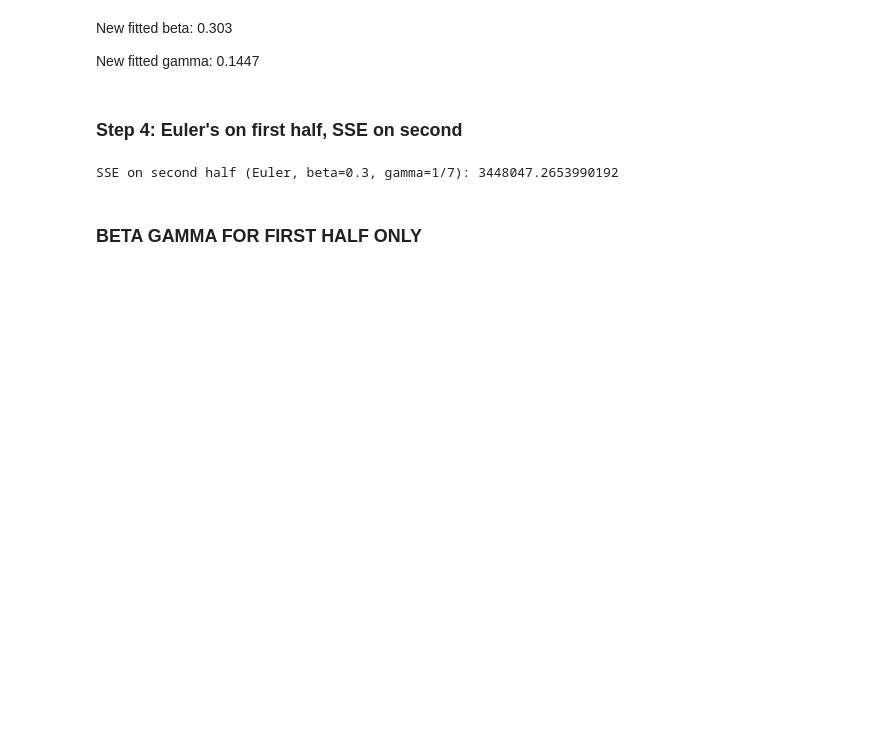
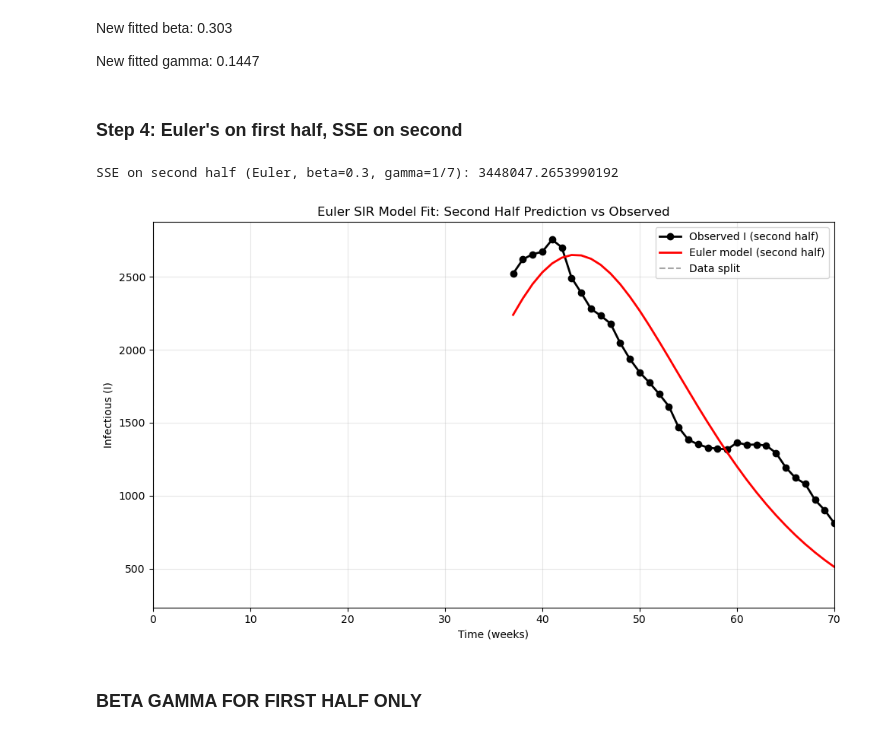
Before and after one commit to NolanNguyen9223/Module-4-Project, a Jupyter notebook: LANGER4_NGUYENhANCOCK_MODULE_4.ipynb, the cells around one changed output. Saved outputs shown, nothing was run; the diff lists cells and outputs as text; code cells hidden in the pictures; blank space fills up the shorter version.

```diff
--- a/LANGER4_NGUYENhANCOCK_MODULE_4.ipynb
+++ b/LANGER4_NGUYENhANCOCK_MODULE_4.ipynb
@@ -347,33 +347,49 @@ I_obs_first = I_obs_full[:split_idx]
 t_first     = t_full[:split_idx]
 
 I_obs_second = I_obs_full[split_idx:]
 t_second     = t_full[split_idx:]
 
 # initial conditions at week 0
 I0 = data_sir.iloc[0]['I_est']
 R0 = data_sir.iloc[0]['R_est']
 N_demo = 15_000
 S0 = N_demo - I0 - R0
 
 # --- Run Euler on FIRST half only ---
 S_first, I_first, R_first = euler_sir(beta_fixed, gamma_fixed,
                                       S0, I0, R0, t_first, N_demo)
 
 # initial conditions at the start of the SECOND half
 S_half0 = S_first[-1]
 I_half0 = I_first[-1]
 R_half0 = R_first[-1]
 
 # --- Run Euler on SECOND half starting from these values ---
 S_second, I_second, R_second = euler_sir(beta_fixed, gamma_fixed,
                                          S_half0, I_half0, R_half0,
                                          t_second, N_demo)
 
 # SSE on second half
 SSE_second_half = np.sum((I_second - I_obs_second)**2)
 print("SSE on second half (Euler, beta=0.3, gamma=1/7):", SSE_second_half)
+
+plt.figure(figsize=(10, 6))
+plt.plot(t_second, I_obs_second, 'o-', label='Observed I (second half)',
+         color='black', linewidth=2)
+plt.plot(t_second, I_second, '-', label='Euler model (second half)',
+         color='red', linewidth=2)
+plt.axvline(x=0, color='gray', linestyle='--', alpha=0.7, label='Data split')
+plt.xlabel('Time (weeks)')
+plt.ylabel('Infectious (I)')
+plt.title('Euler SIR Model Fit: Second Half Prediction vs Observed')
+plt.xlim(0, 70)        # force full 0–70 weeks
+plt.legend()
+plt.grid(True, alpha=0.3)
+plt.tight_layout()
+plt.show()
 # %% [output]
 SSE on second half (Euler, beta=0.3, gamma=1/7): 3448047.2653990192
+[figure, added]
 # %% [markdown]
 ### BETA GAMMA FOR FIRST HALF ONLY
 # %%
```
